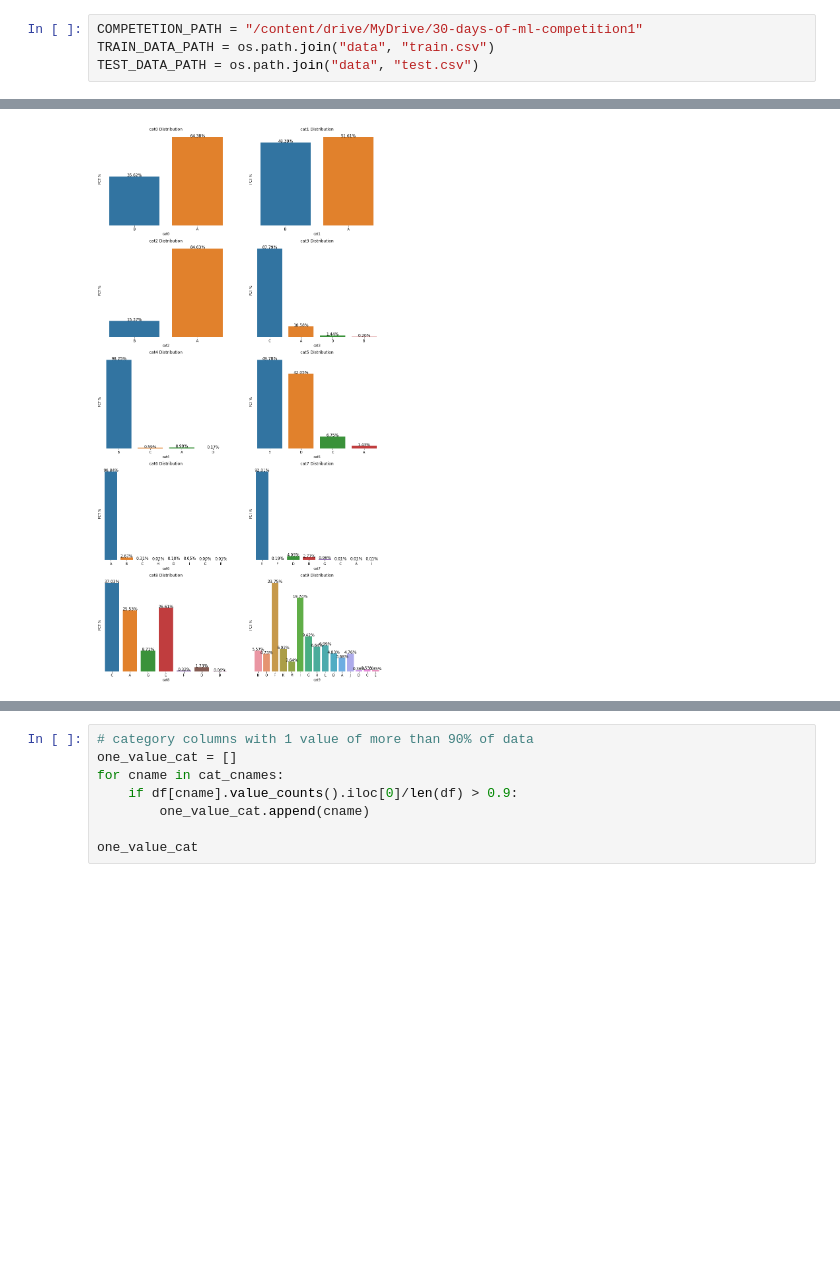
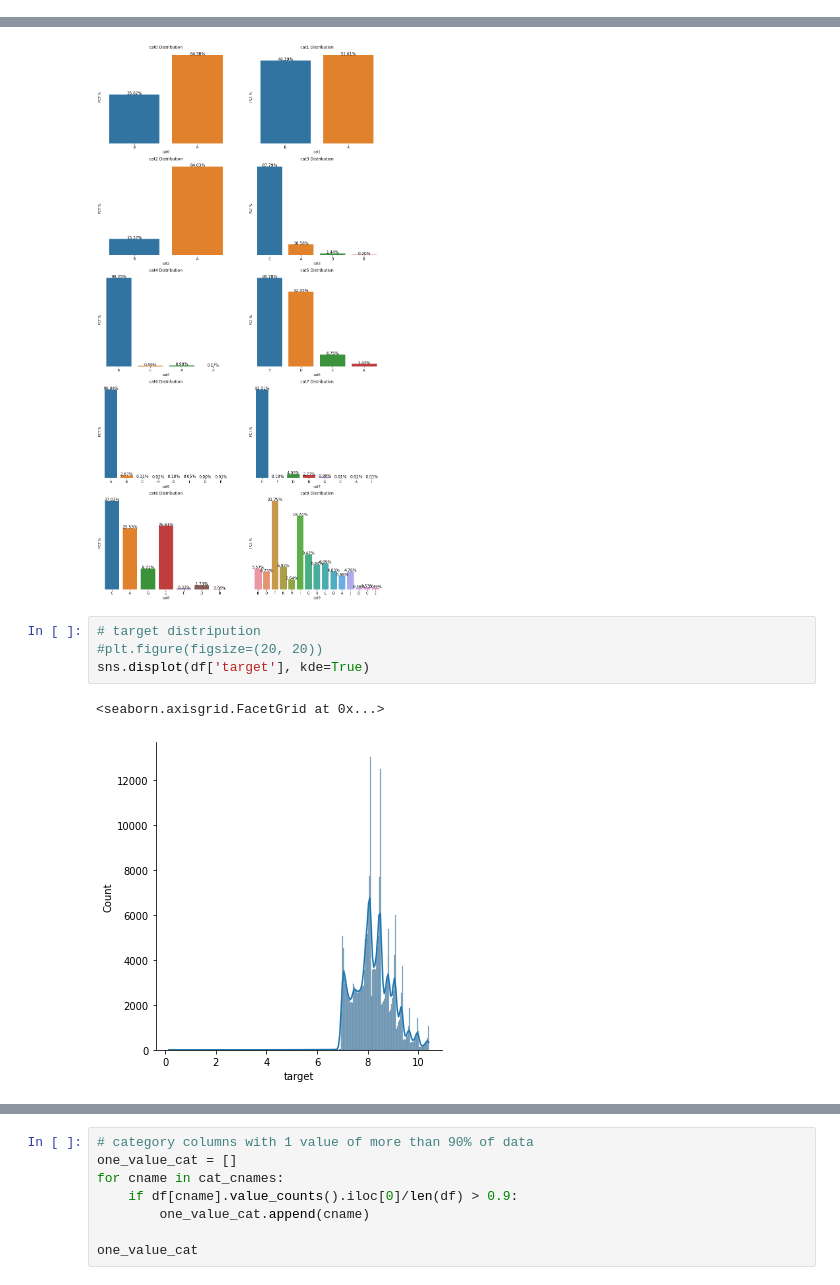
Before and after one commit to fouad89/30-days-of-ml-kaggle-competition, a Jupyter notebook: 07_XGBoost_feature_engineering.ipynb, the cells around one changed output, grey strips where cells are left out. Drawn from its saved outputs; the diff is of its cells as text; blank space fills up the shorter version.

```diff
--- a/07_XGBoost_feature_engineering.ipynb
+++ b/07_XGBoost_feature_engineering.ipynb
@@ -43,10 +53,6 @@ from sklearn.metrics import mean_absolute_error
 
 import warnings
 warnings.simplefilter(action='ignore', category=Warning)
-# %%
-COMPETETION_PATH = "/content/drive/MyDrive/30-days-of-ml-competition1"
-TRAIN_DATA_PATH = os.path.join("data", "train.csv")
-TEST_DATA_PATH = os.path.join("data", "test.csv")
 # %%
 def read_organise_data(train=TRAIN_DATA_PATH):
     """read the data from a path and splitting to features and target
@@ -122,3 +128,10 @@ def count_plots_cat(df, num_rows=ceil(len(cat_cnames)/2),num_cols =2 , col_names
 count_plots_cat(X)
 # %% [output]
 [figure]
+# %%
+# target distripution
+#plt.figure(figsize=(20, 20))
+sns.displot(df['target'], kde=True)
+# %% [output]
+<seaborn.axisgrid.FacetGrid at 0x...>
+[figure, added]
```
Also changed, not shown: parts of 22 cells of this notebook.
